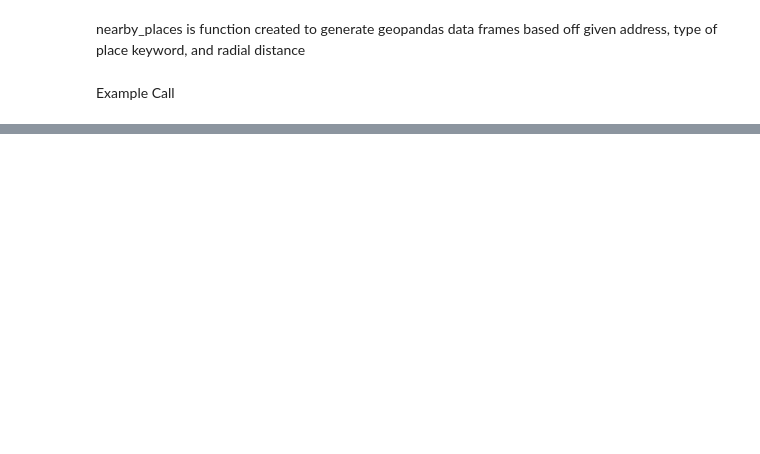
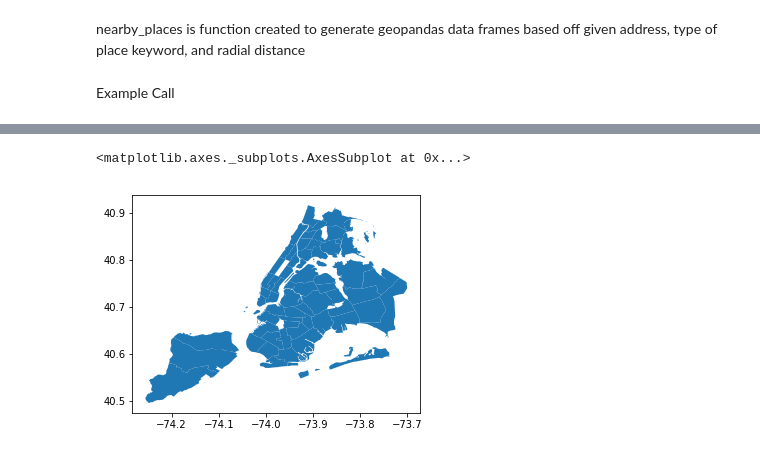
Before and after one commit to nalehc/gala_flyer_locations, a Jupyter notebook: Google_Places_Scraping_Alan.ipynb, the cells around one changed output, grey strips where cells are left out. Cells and saved outputs as stored; diff of their text form; code cells hidden in the pictures; blank space fills up the shorter version.

Commit message:
Latest version so far with created GeoDataFrame of gender census data

```diff
--- a/Google_Places_Scraping_Alan.ipynb
+++ b/Google_Places_Scraping_Alan.ipynb
@@ -186,0 +281,7 @@ fig1 = stations_plot(test_gdf, file, zoom = True)
+# %%
+test_censusfile = gpd.read_file('2010gendercensus.geojson')
+# %%
+test_censusfile.plot()
+# %% [output]
+<matplotlib.axes._subplots.AxesSubplot at 0x...>
+[figure, added]
```
Also changed, not shown: parts of 11 cells of this notebook.
